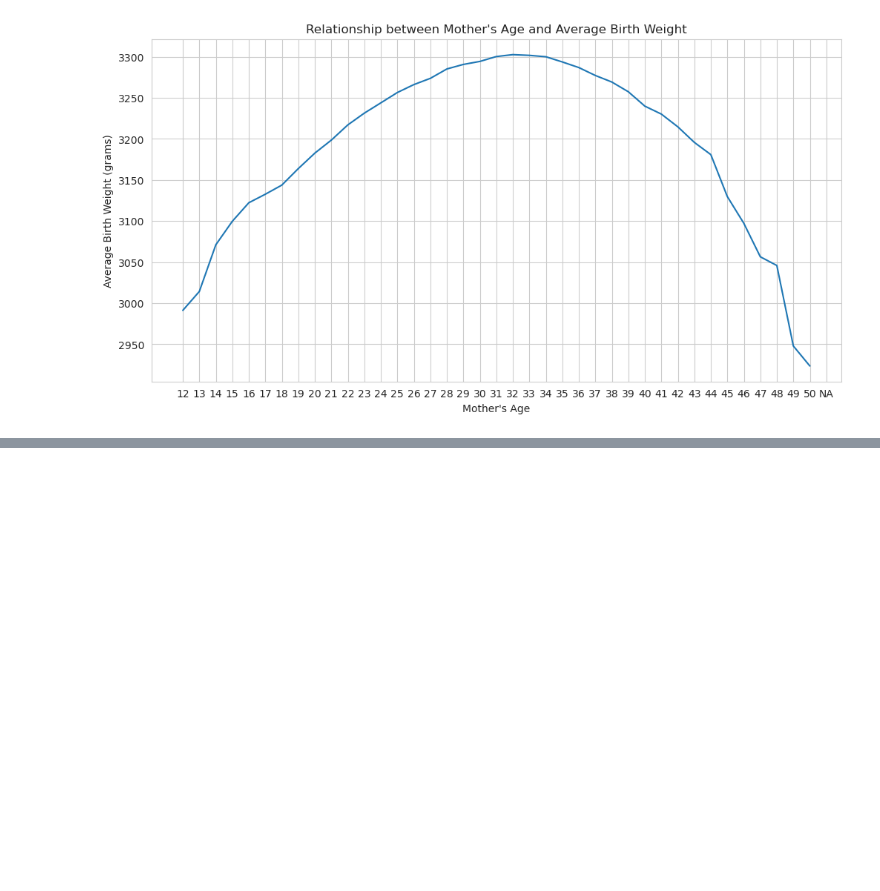
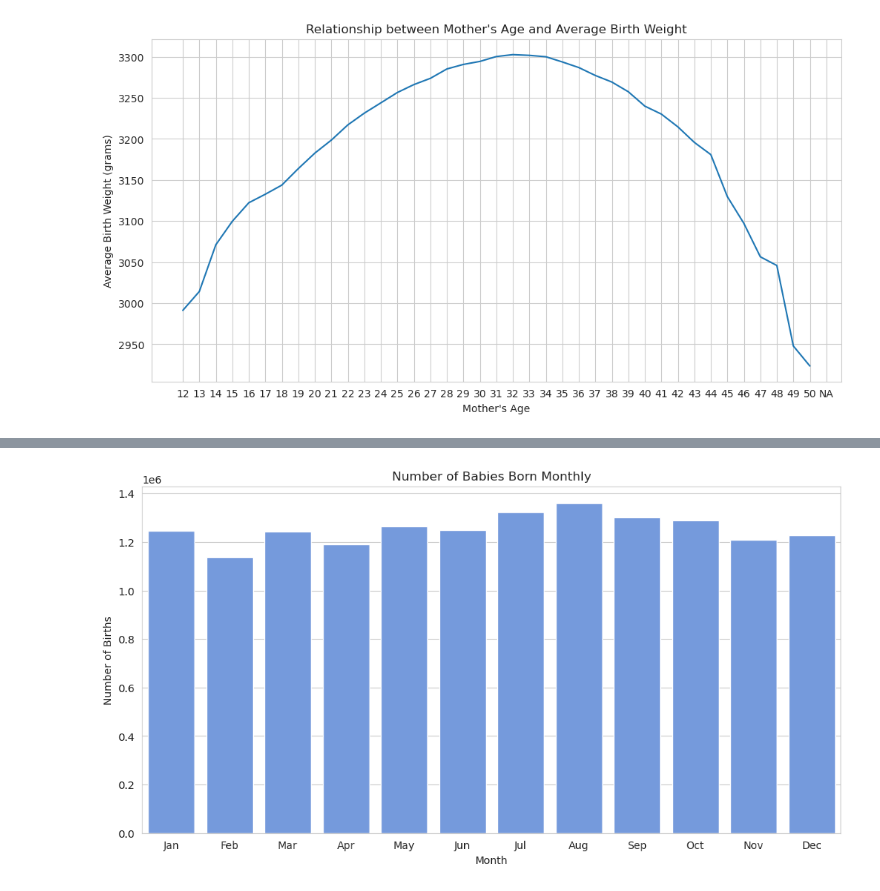
Before and after one commit to azeybey/birth_data_analysis, a Jupyter notebook: Birth_Data_NoteBook.ipynb, the cells around one changed output, grey strips where cells are left out. Cells and saved outputs as stored; diff of their text form; code cells hidden in the pictures; blank space fills up the shorter version.

```diff
--- a/Birth_Data_NoteBook.ipynb
+++ b/Birth_Data_NoteBook.ipynb
@@ -202,0 +260,7 @@ plt.show()
+# %%
+# Group data by month (DOB_MM) and count the number of births
+monthly_births = data_table.groupBy("DOB_MM").agg(count("*").alias("NUM_BIRTHS"))
+
+# Sort the data by month
+monthly_births = monthly_births.sort("DOB_MM")
+monthly_births.show()
@@ -202,0 +286,16 @@ plt.show()
+# %%
+monthly_births_pd = monthly_births.toPandas()
+
+# Set the plot style
+sns.set_style("whitegrid")
+
+# Plot the number of babies born monthly
+plt.figure(figsize=(12, 6))
+sns.barplot(data=monthly_births_pd, x="DOB_MM", y="NUM_BIRTHS", color="cornflowerblue")
+plt.title("Number of Babies Born Monthly")
+plt.xlabel("Month")
+plt.ylabel("Number of Births")
+plt.xticks(range(12), ["Jan", "Feb", "Mar", "Apr", "May", "Jun", "Jul", "Aug", "Sep", "Oct", "Nov", "Dec"])
+plt.show()
+# %% [output]
+[figure, added]
```
Also changed, not shown: parts of 5 cells of this notebook, 1 other file.
